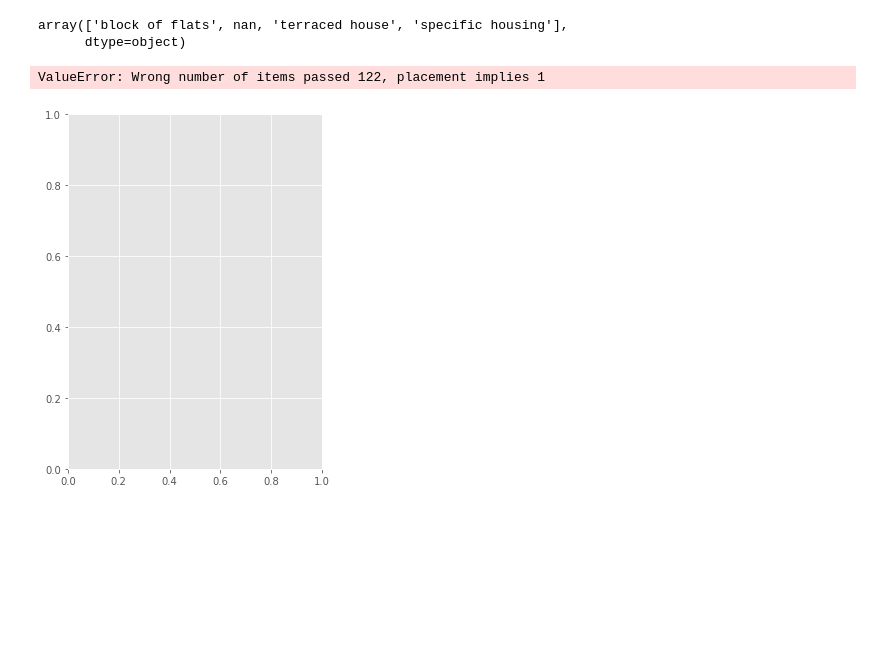
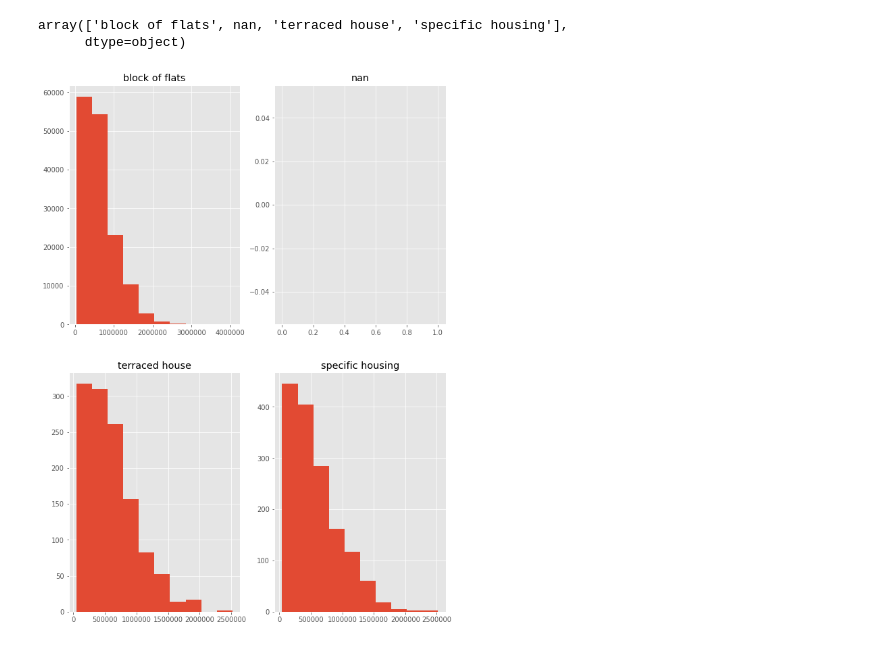
Before and after one commit to b99401105/2nd-ML100Days, a Jupyter notebook: homework/D14/Day_014_HW.ipynb, the cells around one changed output. Saved outputs shown, nothing was run; the diff lists cells and outputs as text; code cells hidden in the pictures; blank space fills up the shorter version.

```diff
--- a/homework/D14/Day_014_HW.ipynb
+++ b/homework/D14/Day_014_HW.ipynb
@@ -37,24 +37,19 @@ array(['block of flats', nan, 'terraced house', 'specific housing'],
 # %%
 # 使用不同的 HOUSETYPE_MODE 類別繪製圖形, 並使用 subplot 排版
 """
 Your Code Here
 """
 unique_house_type = app_train["HOUSETYPE_MODE"].unique()
 
 nrows = len(unique_house_type)
 ncols = nrows // 2
 
 plt.figure(figsize=(10,30))
 for i in range(len(unique_house_type)):
-    plt.subplot(nrows, ncols, i+1)
-
-###不會寫###
-    app_train.loc[(app_train["HOUSETYPE_MODE"] == unique_house_type[i])]
-###不會寫###
-    app_train.loc["HOUSETYPE_MODE",'AMT_CREDIT'].hist()
+    plt.subplot(nrows, ncols, i+1) #畫在第幾張子圖
+    app_train.loc[(app_train["HOUSETYPE_MODE"] == unique_house_type[i]),'AMT_CREDIT'].hist()
 
     plt.title(str(unique_house_type[i]))
 plt.show()
 # %% [output]
-ValueError: Wrong number of items passed 122, placement implies 1
-[figure, old version]
+[figure, new version]
```
